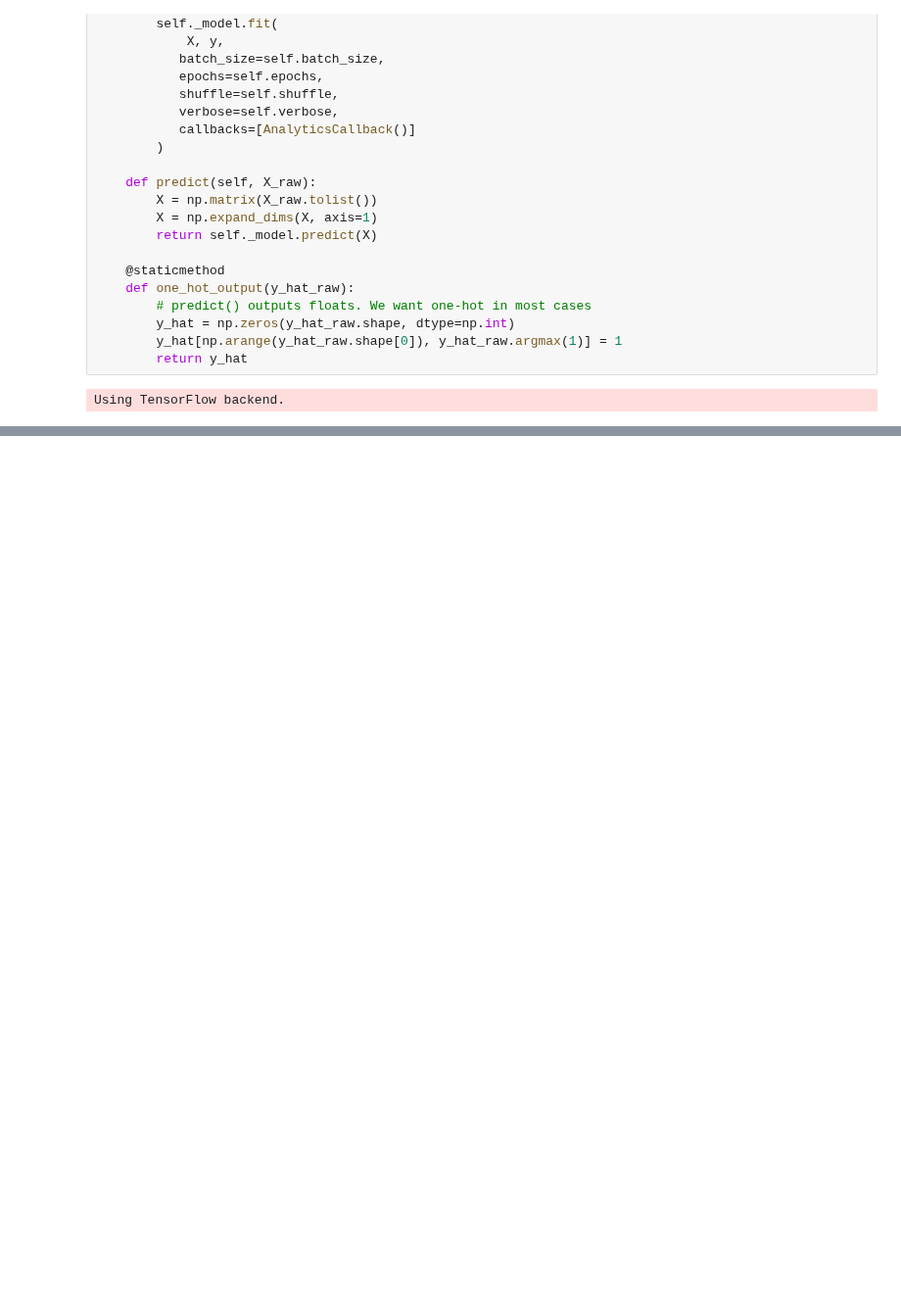
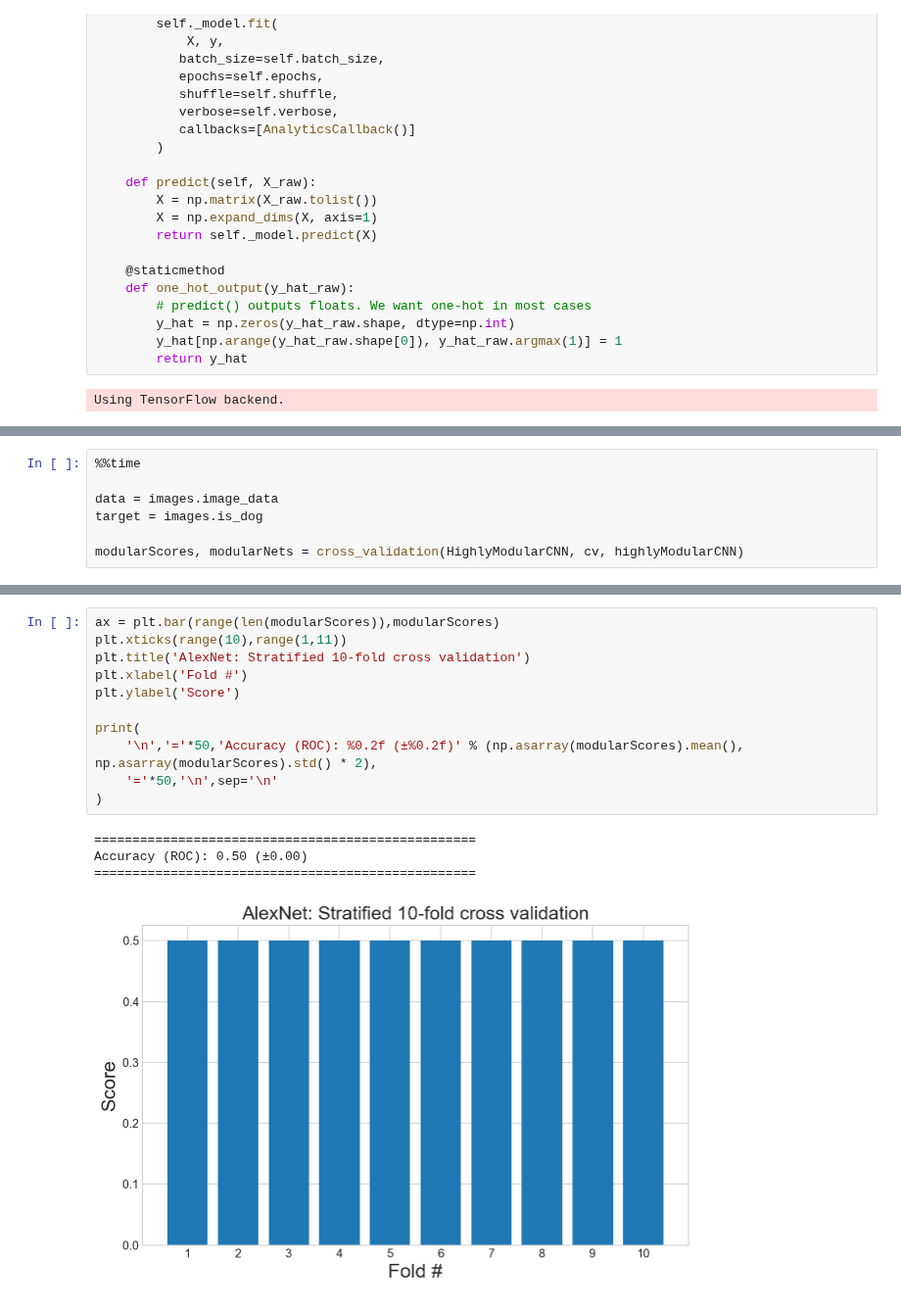
Before and after one commit to SMU-ML-2017/Project7, a Jupyter notebook: Project7.ipynb, the cells around one changed output, grey strips where cells are left out. Shown at 98% size. Drawn from its saved outputs; the diff is of its cells as text; blank space fills up the shorter version.

```diff
--- a/Project7.ipynb
+++ b/Project7.ipynb
@@ -404,0 +702,7 @@ plt.title('Binary accuracy by epoch (all folds)');
+# %%
+%%time
+
+data = images.image_data
+target = images.is_dog
+
+modularScores, modularNets = cross_validation(HighlyModularCNN, cv, highlyModularCNN)
@@ -404,0 +730,16 @@ plt.title('Binary accuracy by epoch (all folds)');
+# %%
+ax = plt.bar(range(len(modularScores)),modularScores)
+plt.xticks(range(10),range(1,11))
+plt.title('AlexNet: Stratified 10-fold cross validation')
+plt.xlabel('Fold #')
+plt.ylabel('Score')
+
+print(
+    '\n','='*50,'Accuracy (ROC): %0.2f (±%0.2f)' % (np.asarray(modularScores).mean(), np.asarray(modularScores).std() * 2),
+    '='*50,'\n',sep='\n'
+)
+# %% [output]
+==================================================
+Accuracy (ROC): 0.50 (±0.00)
+==================================================
+[figure, added]
```
Also changed, not shown: parts of 24 cells of this notebook.
